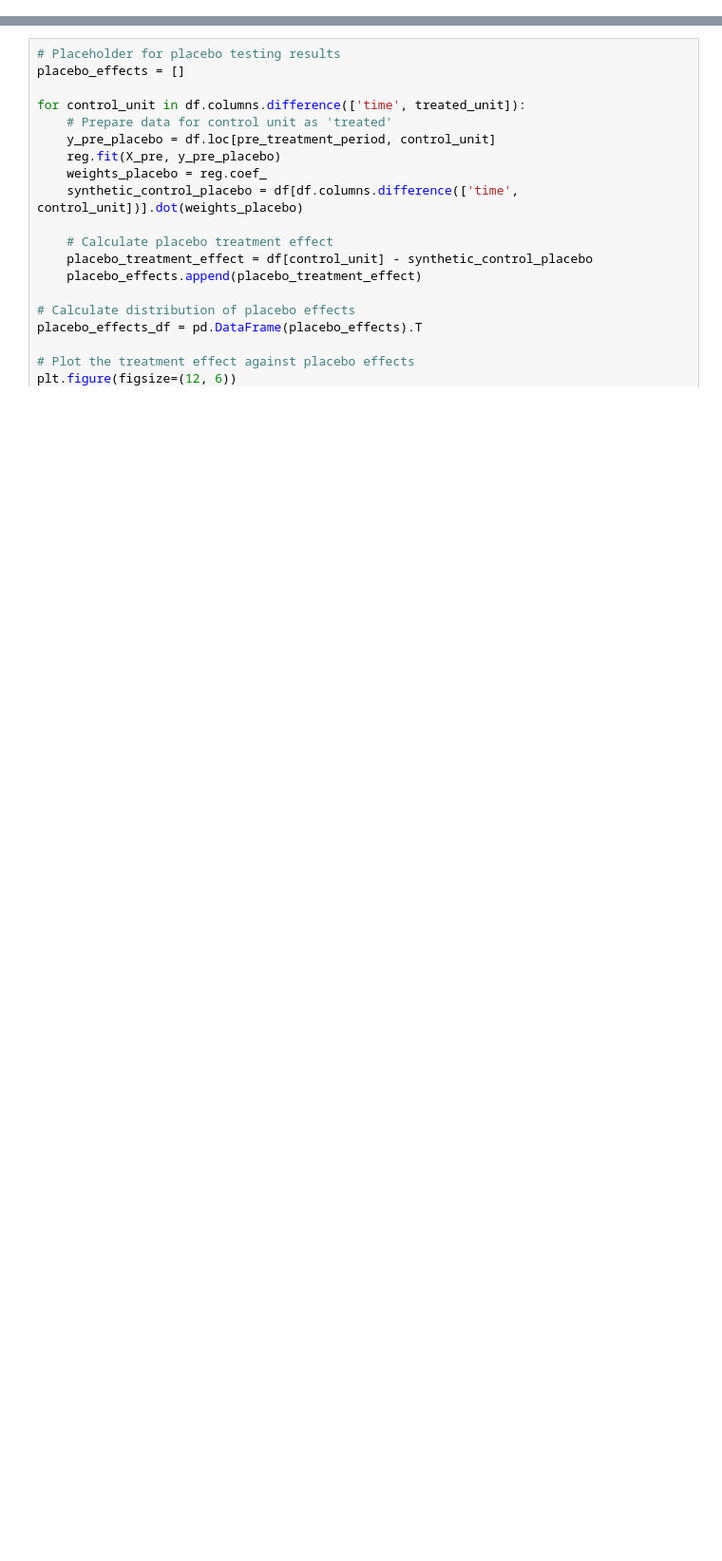
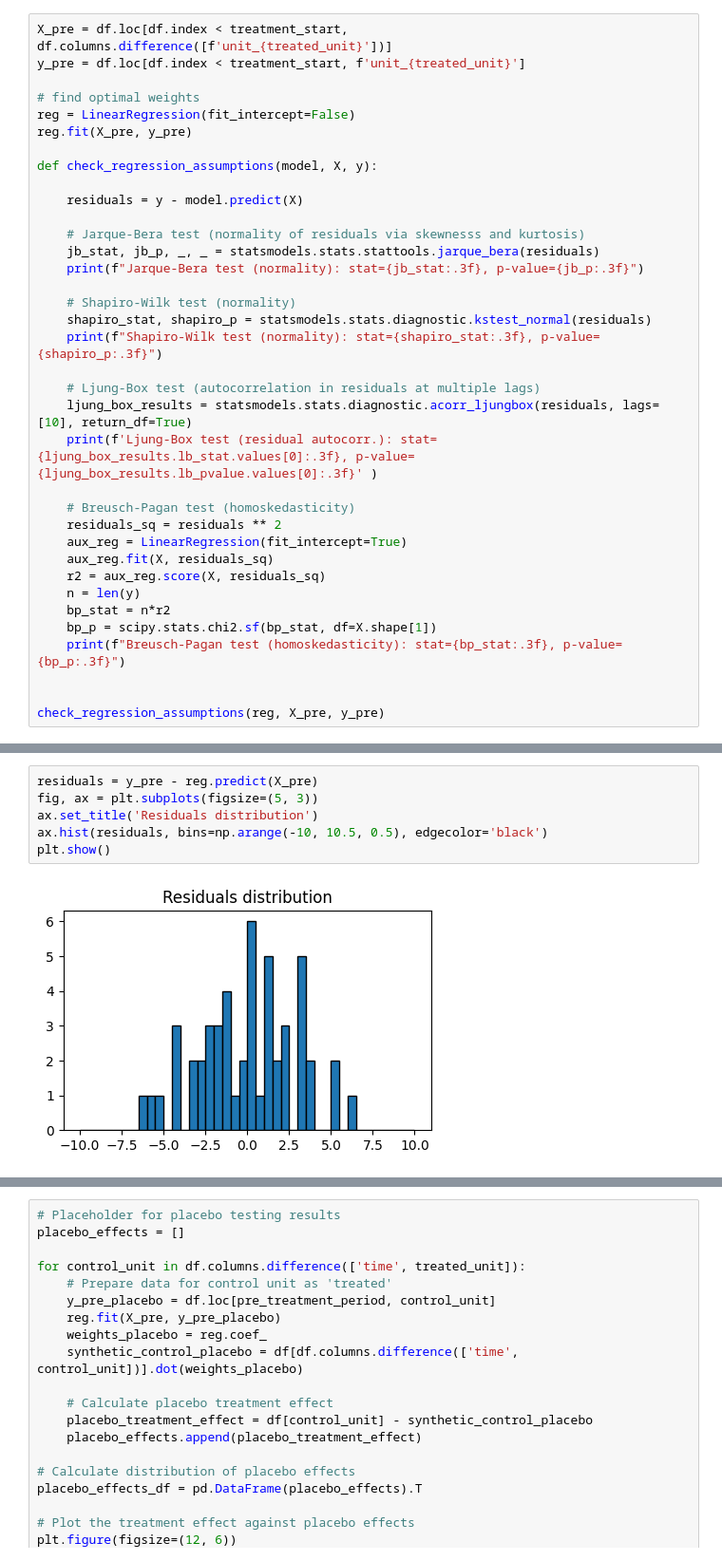
Before and after one commit to robetatis/expstudynotes, a Jupyter notebook: synthcon.ipynb, the cells around one changed output, grey strips where cells are left out. Shown at 95% size. Saved outputs shown, nothing was run; the diff lists cells and outputs as text; blank space fills up the shorter version.

```diff
--- a/synthcon.ipynb
+++ b/synthcon.ipynb
@@ -62,0 +55,36 @@ weights
+# %%
+X_pre = df.loc[df.index < treatment_start, df.columns.difference([f'unit_{treated_unit}'])]
+y_pre = df.loc[df.index < treatment_start, f'unit_{treated_unit}']
+
+# find optimal weights
+reg = LinearRegression(fit_intercept=False)
+reg.fit(X_pre, y_pre)
+
+def check_regression_assumptions(model, X, y):
+
+    residuals = y - model.predict(X)
+
+    # Jarque-Bera test (normality of residuals via skewnesss and kurtosis)
+    jb_stat, jb_p, _, _ = statsmodels.stats.stattools.jarque_bera(residuals)
+    print(f"Jarque-Bera test (normality): stat={jb_stat:.3f}, p-value={jb_p:.3f}")
+
+    # Shapiro-Wilk test (normality)
+    shapiro_stat, shapiro_p = statsmodels.stats.diagnostic.kstest_normal(residuals)
+    print(f"Shapiro-Wilk test (normality): stat={shapiro_stat:.3f}, p-value={shapiro_p:.3f}")
+
+    # Ljung-Box test (autocorrelation in residuals at multiple lags)
+    ljung_box_results = statsmodels.stats.diagnostic.acorr_ljungbox(residuals, lags=[10], return_df=True)
+    print(f'Ljung-Box test (residual autocorr.): stat={ljung_box_results.lb_stat.values[0]:.3f}, p-value={ljung_box_results.lb_pvalue.values[0]:.3f}' )
+
+    # Breusch-Pagan test (homoskedasticity)
+    residuals_sq = residuals ** 2
+    aux_reg = LinearRegression(fit_intercept=True)
+    aux_reg.fit(X, residuals_sq)
+    r2 = aux_reg.score(X, residuals_sq)
+    n = len(y)
+    bp_stat = n*r2
+    bp_p = scipy.stats.chi2.sf(bp_stat, df=X.shape[1])
+    print(f"Breusch-Pagan test (homoskedasticity): stat={bp_stat:.3f}, p-value={bp_p:.3f}")
+
+
+check_regression_assumptions(reg, X_pre, y_pre)
@@ -63,3 +96,11 @@ weights
+# %%
+residuals = y_pre - reg.predict(X_pre)
+fig, ax = plt.subplots(figsize=(5, 3))
+ax.set_title('Residuals distribution')
+ax.hist(residuals, bins=np.arange(-10, 10.5, 0.5), edgecolor='black')
+plt.show()
+# %% [output]
+[figure, added]
 # %%
 # Construct the synthetic control
 synthetic_control = df[df.columns.difference(['time', treated_unit])].dot(weights)
```
Also changed, not shown: parts of 9 cells of this notebook, 1 other file.
